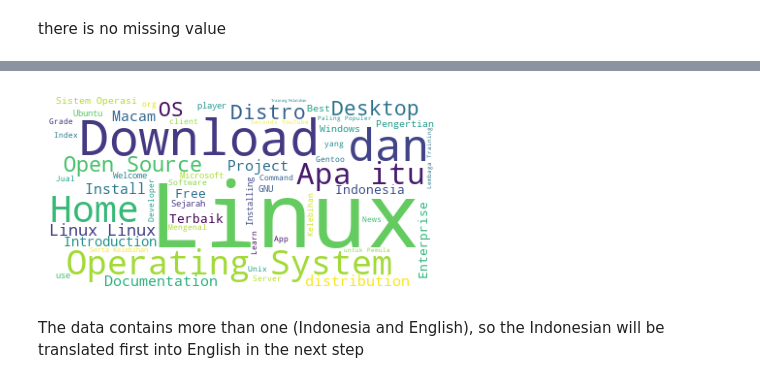
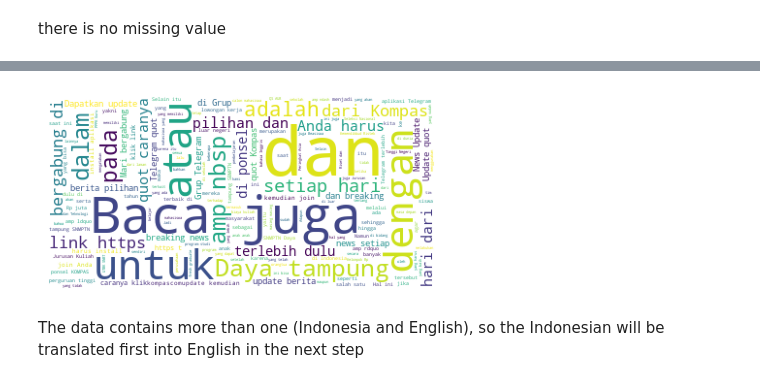
Before and after one commit to m-fariz-a/teks_clustering, a Jupyter notebook: 2_data_processing.ipynb, the cells around one changed output, grey strips where cells are left out. Drawn from its saved outputs; the diff is of its cells as text; code cells hidden in the pictures.

Commit message:
change data source to article in kompas.com

```diff
--- a/2_data_processing.ipynb
+++ b/2_data_processing.ipynb
@@ -155,8 +85,8 @@ the number domain web with more than 1 content is www.linux.comwith rank [13, 14
 # %%
-# see englisht title wordcloud
-generate_wordcloud(list(df_scrapping['english title'].values))
+# see word cloud before cleansing
+generate_wordcloud(list(df_scrapping['article_content'].values))
 # %% [output]
-[figure, old version]
+[figure, new version]
 # %% [markdown]
 The data contains more than one (Indonesia and English), so the Indonesian will be translated first into English in the next step
 # %% [markdown]
```
Also changed, not shown: parts of 9 cells of this notebook, 1 other file.
